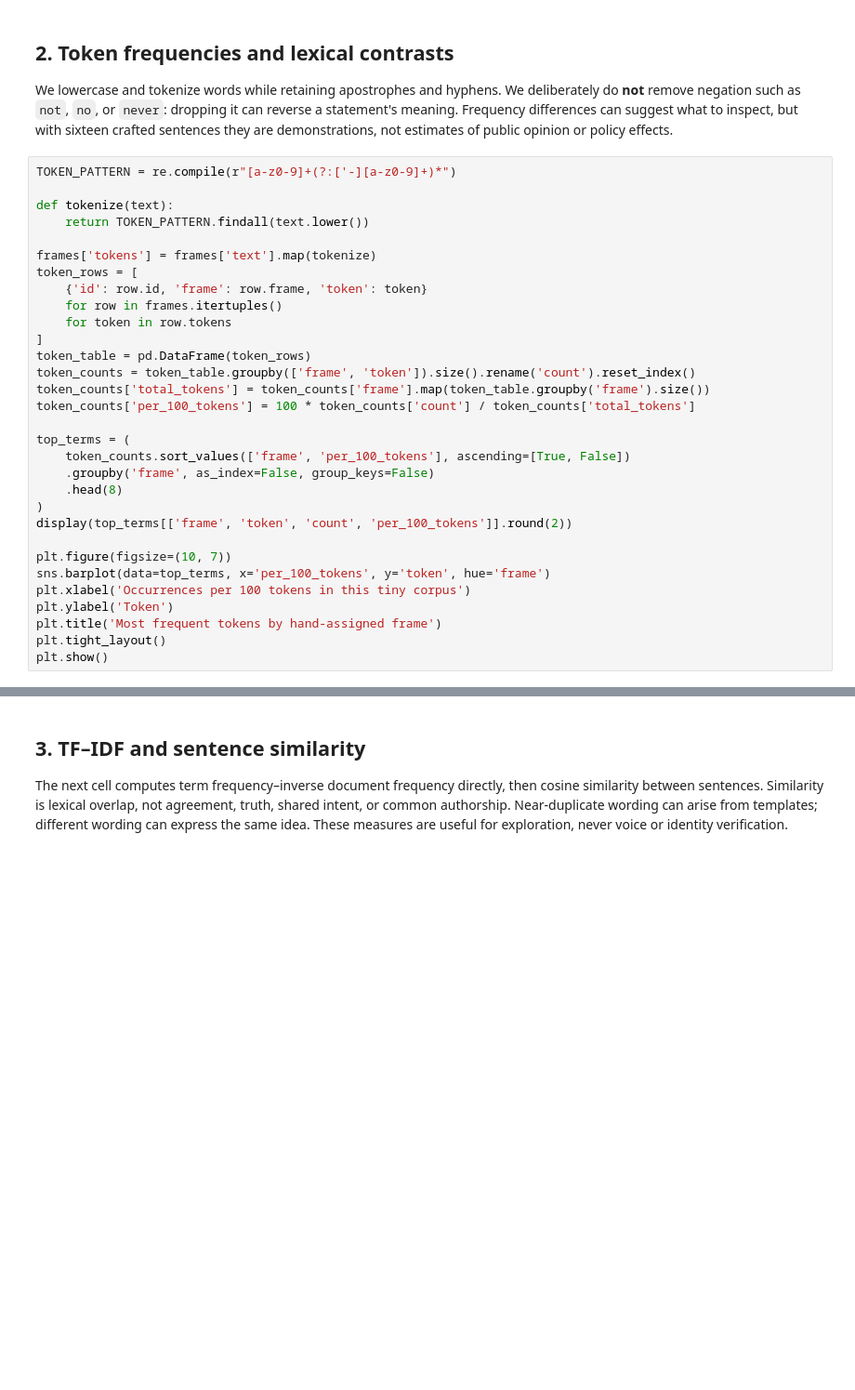
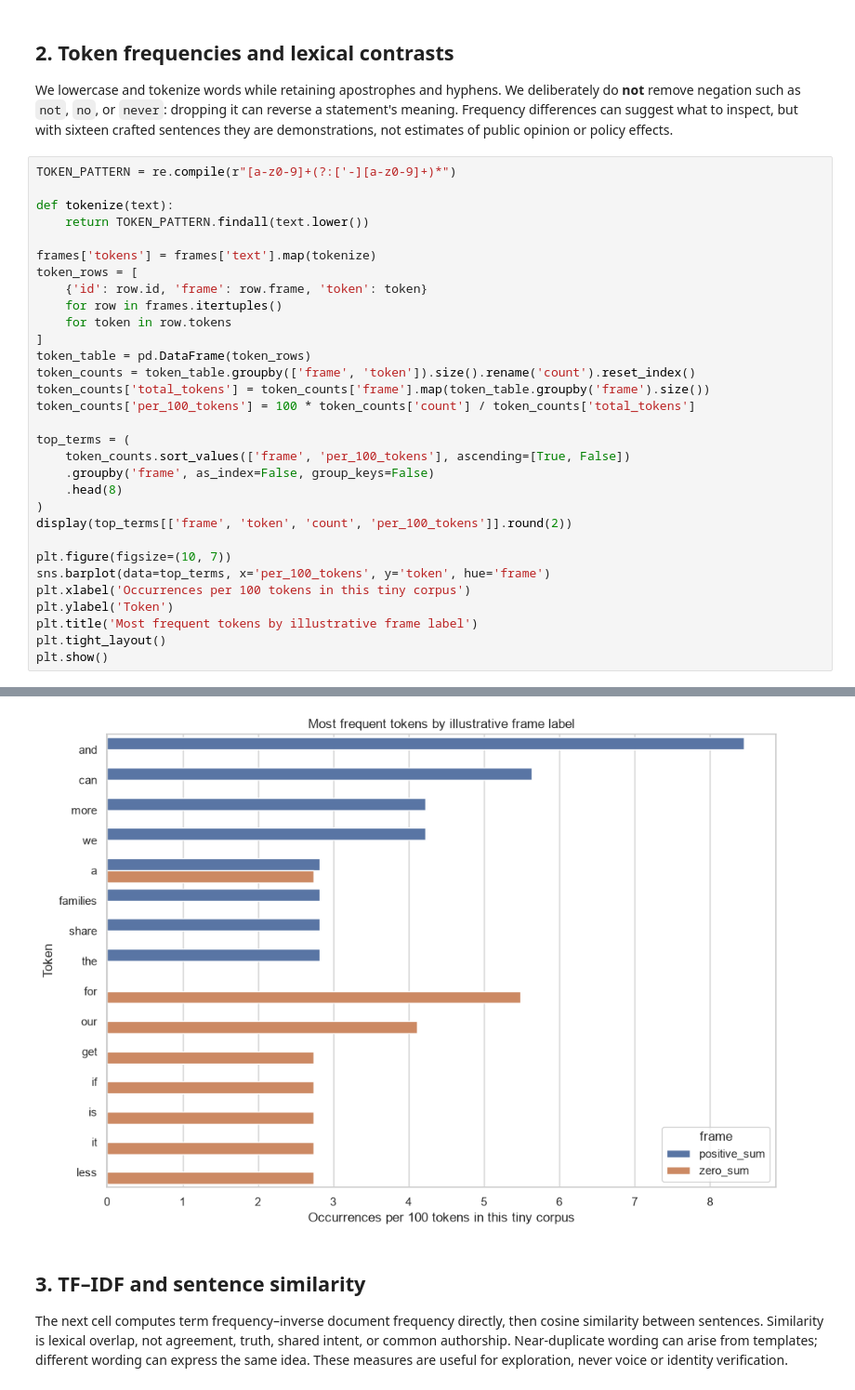
Before and after one commit to Mathematical-Linguistics/semantic-mechanics, a Jupyter notebook: notebooks/python/10_greed_toxicity_and_repair.ipynb, the cells around one changed output, grey strips where cells are left out. Shown at 93% size. Saved outputs shown, nothing was run; the diff lists cells and outputs as text; blank space fills up the shorter version.

```diff
--- a/notebooks/python/10_greed_toxicity_and_repair.ipynb
+++ b/notebooks/python/10_greed_toxicity_and_repair.ipynb
@@ -89,6 +109,7 @@ plt.figure(figsize=(10, 7))
 sns.barplot(data=top_terms, x='per_100_tokens', y='token', hue='frame')
 plt.xlabel('Occurrences per 100 tokens in this tiny corpus')
 plt.ylabel('Token')
-plt.title('Most frequent tokens by hand-assigned frame')
+plt.title('Most frequent tokens by illustrative frame label')
 plt.tight_layout()
 plt.show()
+# %% [output]
@@ -95,3 +133,4 @@ plt.show()
+[figure, added]
 # %% [markdown]
 ## 3. TF–IDF and sentence similarity
 
```
Also changed, not shown: parts of 9 cells of this notebook, 2 other files.
